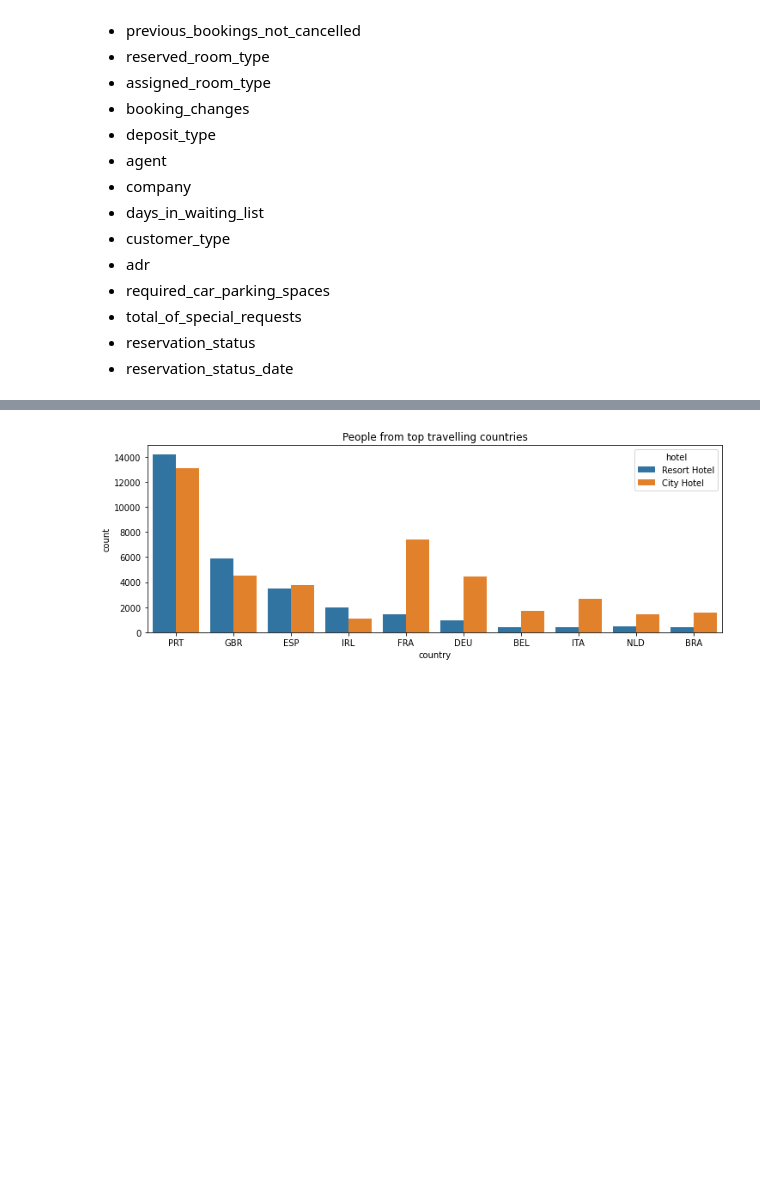
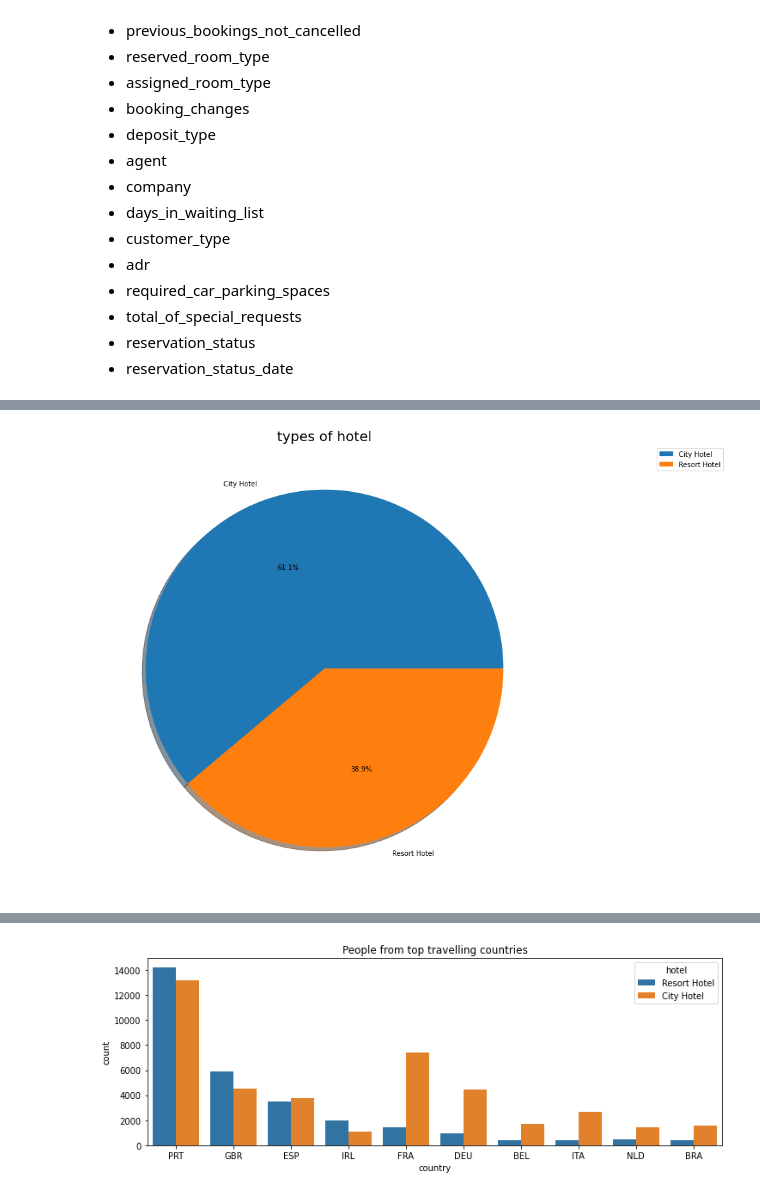
Before and after one commit to Meghanah97/Individual-project-hotel-booking-analysis, a Jupyter notebook: Hotel_Booking_Analysis_Capstone_Project.ipynb, the cells around one changed output, grey strips where cells are left out. Cells and saved outputs as stored; diff of their text form; code cells hidden in the pictures; blank space fills up the shorter version.

```diff
--- a/Hotel_Booking_Analysis_Capstone_Project.ipynb
+++ b/Hotel_Booking_Analysis_Capstone_Project.ipynb
@@ -529,0 +293,11 @@ top10 = df[df['country'].isin(["PRT","GBR","FRA","ESP","DEU","ITA","IRL",
+# %%
+temp = Hotel_df['hotel'].value_counts().reset_index()
+plt.figure(figsize=(12,12))
+ax = plt.subplot(111)
+plt.pie(x = temp['hotel'], labels= temp['index'],autopct= '%1.1f%%',shadow=True)
+plt.legend()
+plt.title('types of hotel',size = 20);
+ax.legend(bbox_to_anchor=(1.4, 1))
+plt.show()
+# %% [output]
+[figure, added]
```
Also changed, not shown: parts of 106 cells of this notebook.
